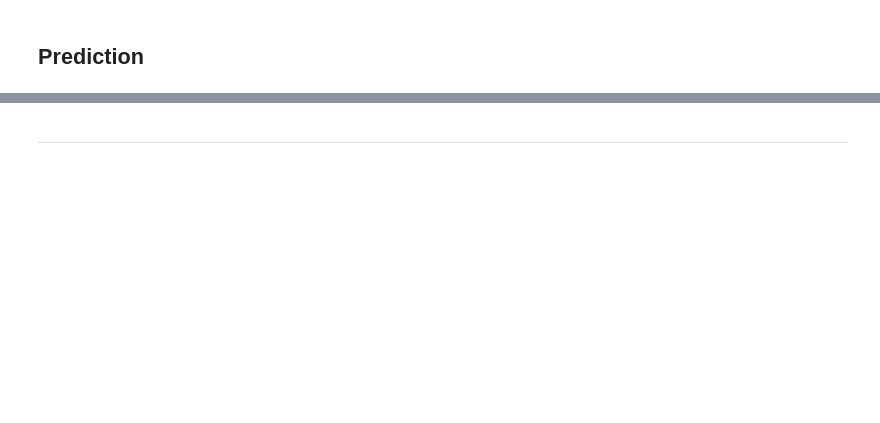
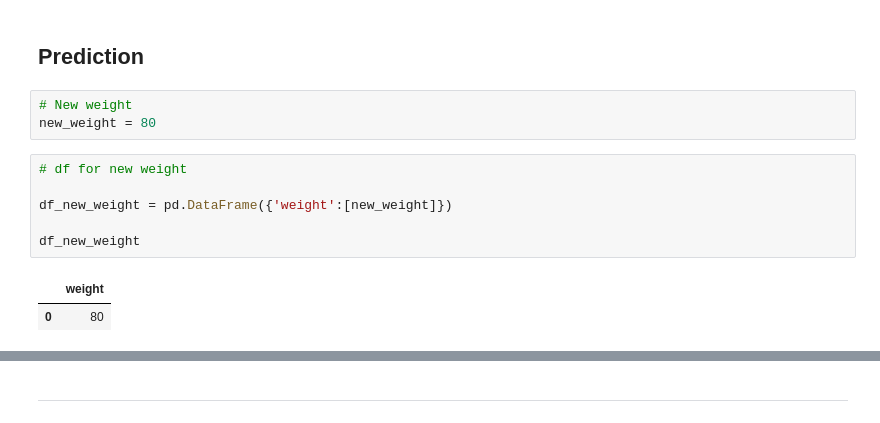
Before and after one commit to iceyisaak/slr-height-prediction, a Jupyter notebook: height-prediction.ipynb, the cells around one changed output, grey strips where cells are left out. Cells and saved outputs as stored; diff of their text form; blank space fills up the shorter version.

```diff
--- a/height-prediction.ipynb
+++ b/height-prediction.ipynb
@@ -270,3 +320,15 @@ Notes:
 [2] Standard Errors assume that the covariance matrix of the errors is correctly specified.
 # %% [markdown]
 ## Prediction
+# %%
+# New weight
+new_weight = 80
+# %%
+# df for new weight
+
+df_new_weight = pd.DataFrame({'weight':[new_weight]})
+
+df_new_weight
+# %% [output]
+|  | weight |
+| 0 | 80 |
```
Also changed, not shown: parts of 33 cells of this notebook.
